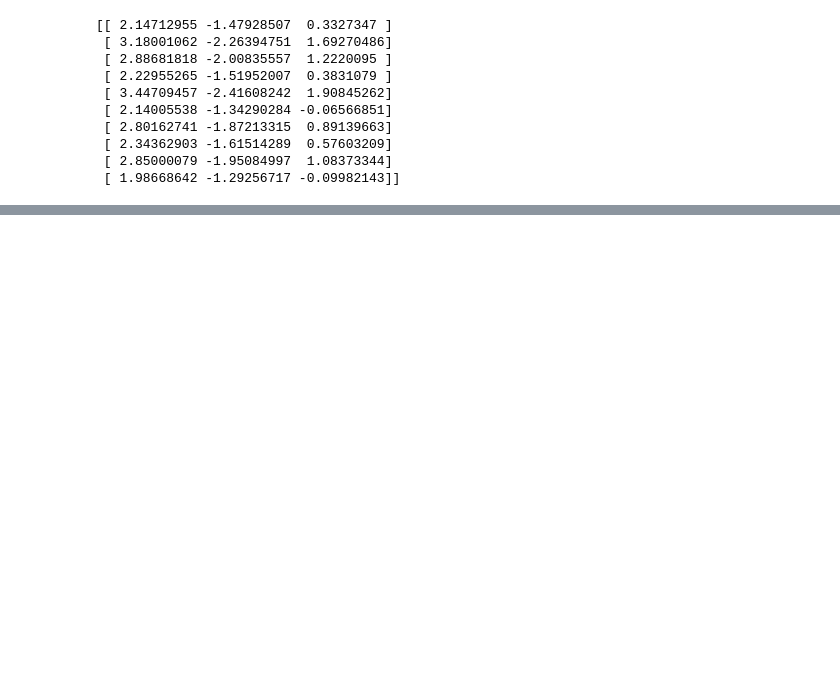
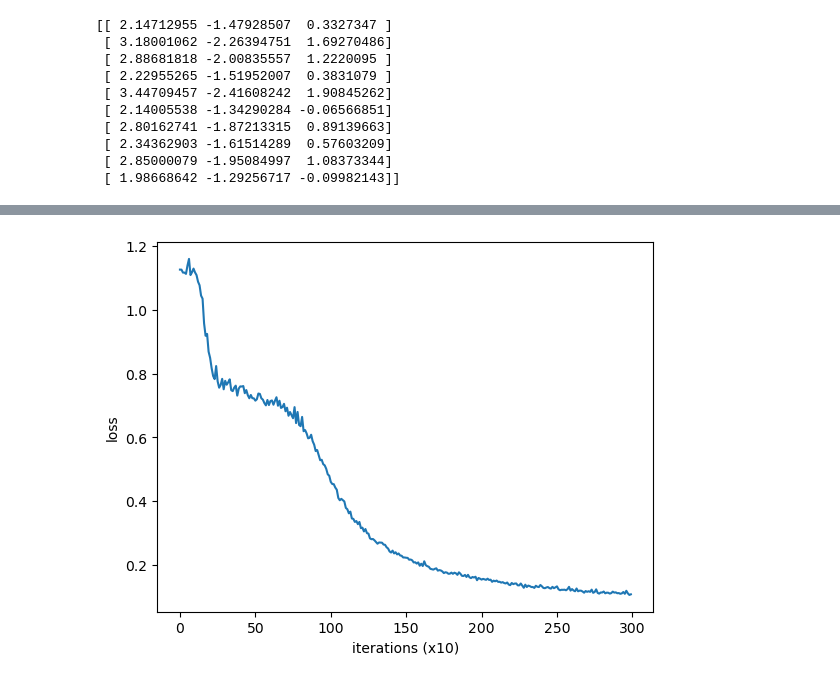
Before and after one commit to dan848484/deep-learning-from-scratch, a Jupyter notebook: deep-learning-2/chapter1/main.ipynb, the cells around one changed output, grey strips where cells are left out. Drawn from its saved outputs; the diff is of its cells as text; code cells hidden in the pictures; blank space fills up the shorter version.

```diff
--- a/deep-learning-2/chapter1/main.ipynb
+++ b/deep-learning-2/chapter1/main.ipynb
@@ -62,0 +133,87 @@ print(s)
+# %%
+# coding: utf-8
+import sys
+
+sys.path.append("..")  # 親ディレクトリのファイルをインポートするための設定
+import numpy as np
+from common.optimizer import SGD
+from dataset import spiral
+import matplotlib.pyplot as plt
+from two_layer_net import TwoLayerNet
+
+
+# ハイパーパラメータの設定
+max_epoch = 300
+batch_size = 30
+hidden_size = 10
+learning_rate = 1.0
+
+x, t = spiral.load_data()
+model = TwoLayerNet(input_size=2, hidden_size=hidden_size, output_size=3)
+optimizer = SGD(lr=learning_rate)
+
+# 学習で使用する変数
+data_size = len(x)
+max_iters = data_size // batch_size
+total_loss = 0
+loss_count = 0
+loss_list = []
+
+for epoch in range(max_epoch):
+    # データのシャッフル
+    idx = np.random.permutation(data_size)
+    x = x[idx]
+    t = t[idx]
+
+    for iters in range(max_iters):
+        batch_x = x[iters * batch_size : (iters + 1) * batch_size]
+        batch_t = t[iters * batch_size : (iters + 1) * batch_size]
+
+        # 勾配を求め、パラメータを更新
+        loss = model.forward(batch_x, batch_t)
+        model.backward()
+        optimizer.update(model.params, model.grads)
+
+        total_loss += loss
+        loss_count += 1
+
+        # 定期的に学習経過を出力
+        if (iters + 1) % 10 == 0:
+            avg_loss = total_loss / loss_count
+            print(
+                "| epoch %d |  iter %d / %d | loss %.2f"
+                % (epoch + 1, iters + 1, max_iters, avg_loss)
+            )
+            loss_list.append(avg_loss)
+            total_loss, loss_count = 0, 0
+
+
+# 学習結果のプロット
+plt.plot(np.arange(len(loss_list)), loss_list, label="train")
+plt.xlabel("iterations (x10)")
+plt.ylabel("loss")
+plt.show()
+
+# 境界領域のプロット
+h = 0.001
+x_min, x_max = x[:, 0].min() - 0.1, x[:, 0].max() + 0.1
+y_min, y_max = x[:, 1].min() - 0.1, x[:, 1].max() + 0.1
+xx, yy = np.meshgrid(np.arange(x_min, x_max, h), np.arange(y_min, y_max, h))
+X = np.c_[xx.ravel(), yy.ravel()]
+score = model.predict(X)
+predict_cls = np.argmax(score, axis=1)
+Z = predict_cls.reshape(xx.shape)
+plt.contourf(xx, yy, Z)
+plt.axis("off")
+
+# データ点のプロット
+x, t = spiral.load_data()
+N = 100
+CLS_NUM = 3
+markers = ["o", "x", "^"]
+for i in range(CLS_NUM):
+    plt.scatter(
+        x[i * N : (i + 1) * N, 0], x[i * N : (i + 1) * N, 1], s=40, marker=markers[i]
+    )
+plt.show()
+# %% [output]
@@ -62,0 +237 @@ print(s)
+[figure, added]
```
Also changed, not shown: parts of 4 cells of this notebook, 11 other files.
